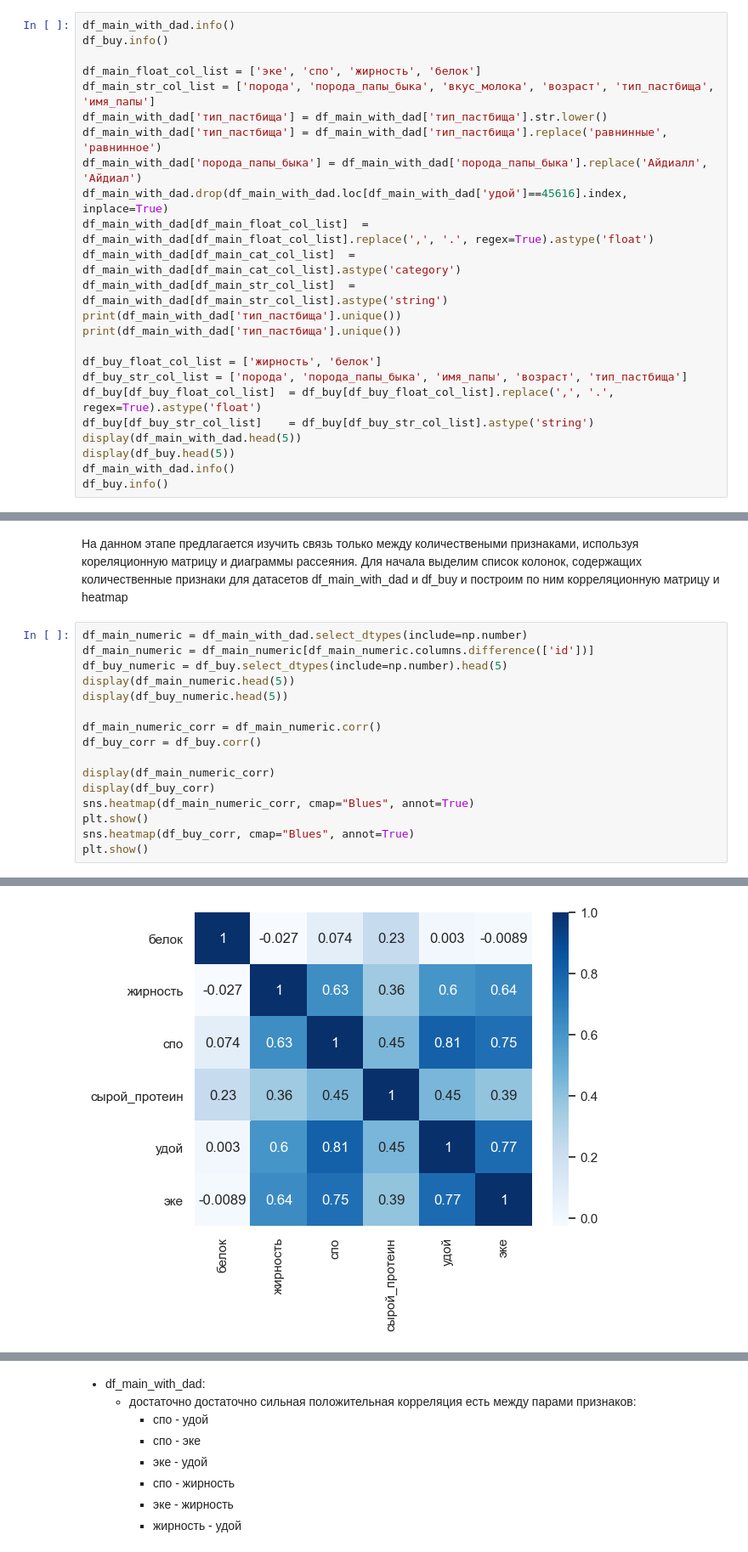
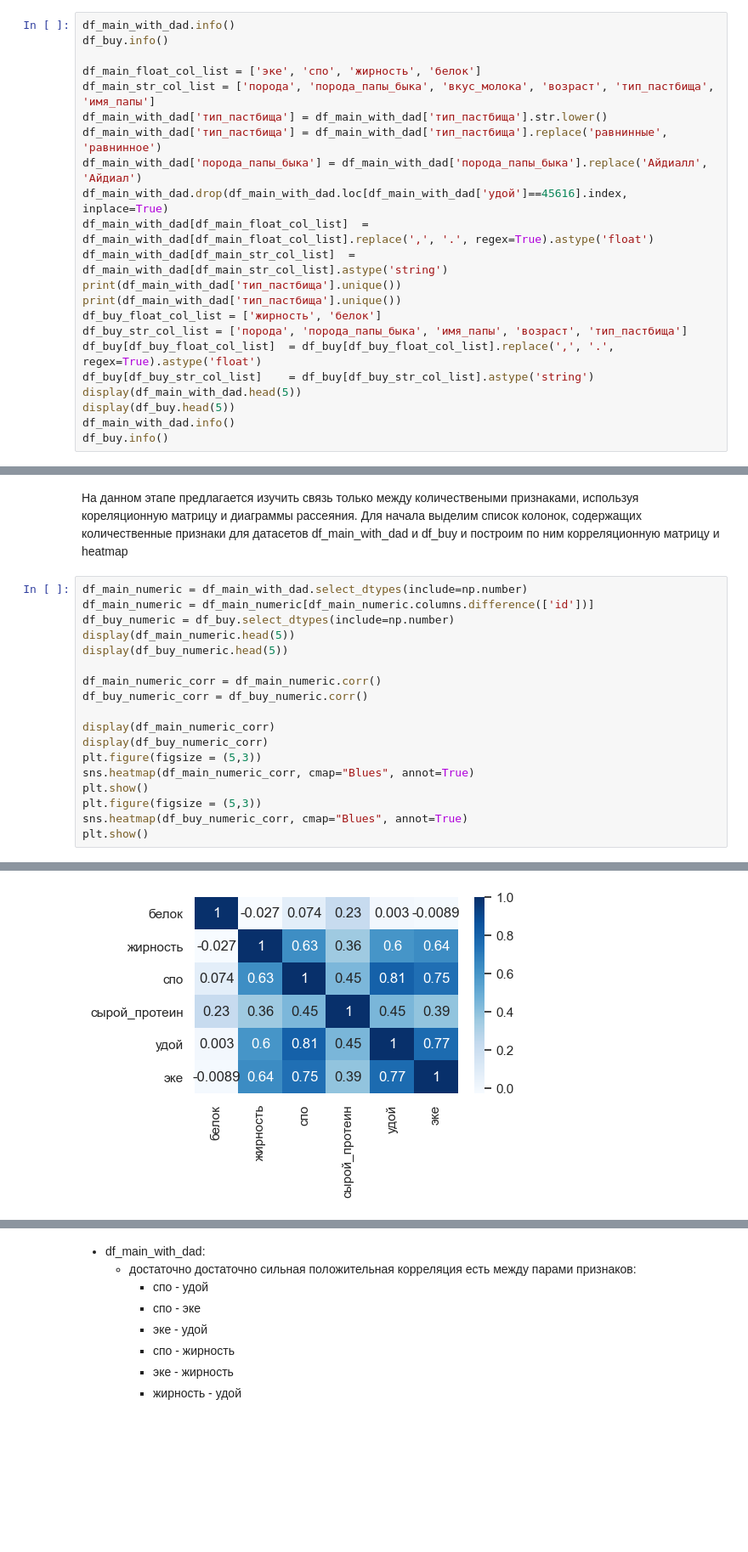
Before and after one commit to theotheo46/ds, a Jupyter notebook: linmodels.ipynb, the cells around one changed output, grey strips where cells are left out. Shown at 85% size. Drawn from its saved outputs; the diff is of its cells as text; blank space fills up the shorter version.

```diff
--- a/linmodels.ipynb
+++ b/linmodels.ipynb
@@ -157,11 +157,9 @@ df_main_with_dad['тип_пастбища'] = df_main_with_dad['тип_паст
 df_main_with_dad['порода_папы_быка'] = df_main_with_dad['порода_папы_быка'].replace('Айдиалл', 'Айдиал')
 df_main_with_dad.drop(df_main_with_dad.loc[df_main_with_dad['удой']==45616].index, inplace=True)
 df_main_with_dad[df_main_float_col_list]  = df_main_with_dad[df_main_float_col_list].replace(',', '.', regex=True).astype('float')
-df_main_with_dad[df_main_cat_col_list]  = df_main_with_dad[df_main_cat_col_list].astype('category')
 df_main_with_dad[df_main_str_col_list]  = df_main_with_dad[df_main_str_col_list].astype('string')
 print(df_main_with_dad['тип_пастбища'].unique())
 print(df_main_with_dad['тип_пастбища'].unique())
-
 df_buy_float_col_list = ['жирность', 'белок']
 df_buy_str_col_list = ['порода', 'порода_папы_быка', 'имя_папы', 'возраст', 'тип_пастбища']
 df_buy[df_buy_float_col_list]  = df_buy[df_buy_float_col_list].replace(',', '.', regex=True).astype('float')
@@ -372,40 +370,42 @@ plot_pie_plot_for_columns(df_buy.select_dtypes(exclude=np.number))
 # %%
 df_main_numeric = df_main_with_dad.select_dtypes(include=np.number)
 df_main_numeric = df_main_numeric[df_main_numeric.columns.difference(['id'])]
-df_buy_numeric = df_buy.select_dtypes(include=np.number).head(5)
+df_buy_numeric = df_buy.select_dtypes(include=np.number)
 display(df_main_numeric.head(5))
 display(df_buy_numeric.head(5))
 
 df_main_numeric_corr = df_main_numeric.corr()
-df_buy_corr = df_buy.corr()
+df_buy_numeric_corr = df_buy_numeric.corr()
 
 display(df_main_numeric_corr)
-display(df_buy_corr)
+display(df_buy_numeric_corr)
+plt.figure(figsize = (5,3))
 sns.heatmap(df_main_numeric_corr, cmap="Blues", annot=True)
 plt.show()
-sns.heatmap(df_buy_corr, cmap="Blues", annot=True)
+plt.figure(figsize = (5,3))
+sns.heatmap(df_buy_numeric_corr, cmap="Blues", annot=True)
 plt.show()
 # %% [output]
 |  | белок | жирность | спо | сырой_протеин | удой | эке |
 | 0 | 3.076 | 3.58 | 0.890 | 1743 | 5863 | 14.2 |
 | 1 | 3.079 | 3.54 | 0.890 | 2138 | 5529 | 12.8 |
 | 2 | 3.074 | 3.59 | 0.885 | 1854 | 5810 | 14.0 |
 | 3 | 3.075 | 3.40 | 0.885 | 2012 | 5895 | 12.4 |
 | 4 | 3.073 | 3.73 | 0.885 | 1675 | 5302 | 12.8 |
 |  | жирность | белок |
 | 0 | 3.58 | 3.076 |
 | 1 | 3.54 | 3.081 |
 | 2 | 3.59 | 3.074 |
 | 3 | 3.40 | 3.061 |
 | 4 | 3.64 | 3.074 |
 |  | белок | жирность | спо | сырой_протеин | удой | эке |
 | белок | 1.000000 | -0.026542 | 0.073718 | 0.226802 | 0.002966 | -0.008939 |
 | жирность | -0.026542 | 1.000000 | 0.629098 | 0.357793 | 0.600902 | 0.637279 |
 | спо | 0.073718 | 0.629098 | 1.000000 | 0.446332 | 0.806339 | 0.749007 |
 | сырой_протеин | 0.226802 | 0.357793 | 0.446332 | 1.000000 | 0.446731 | 0.387875 |
 | удой | 0.002966 | 0.600902 | 0.806339 | 0.446731 | 1.000000 | 0.765098 |
 | эке | -0.008939 | 0.637279 | 0.749007 | 0.387875 | 0.765098 | 1.000000 |
 |  | жирность | белок |
 | жирность | 1.000000 | -0.295376 |
 | белок | -0.295376 | 1.000000 |
-[figure, old version]
+[figure, new version]
```
Also changed, not shown: parts of 7 cells of this notebook.
